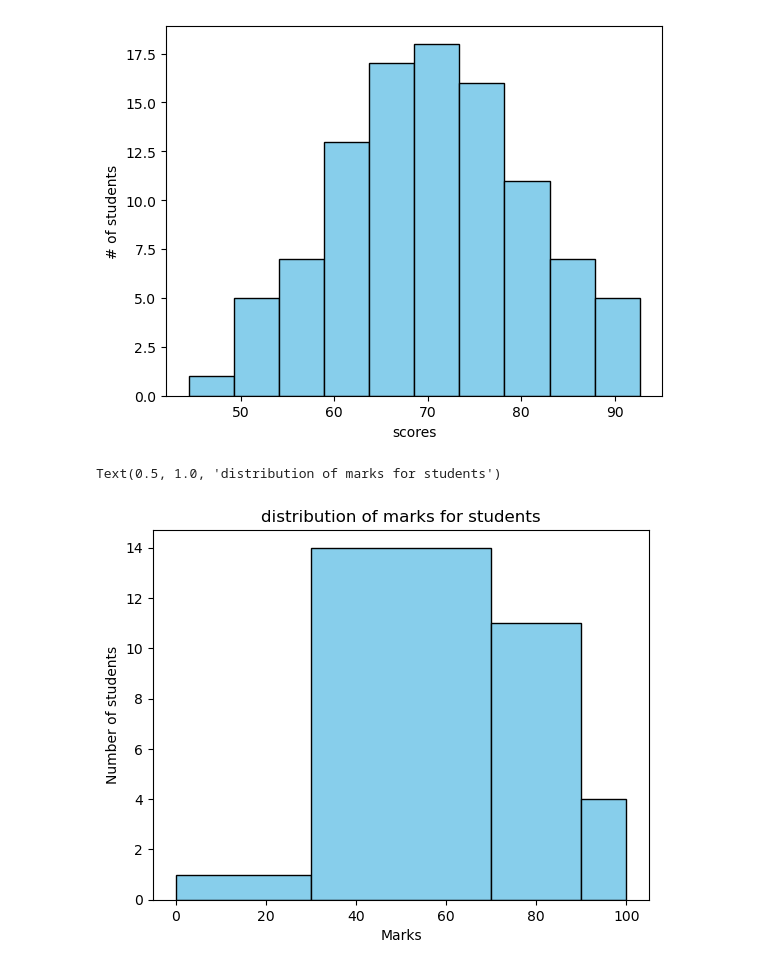
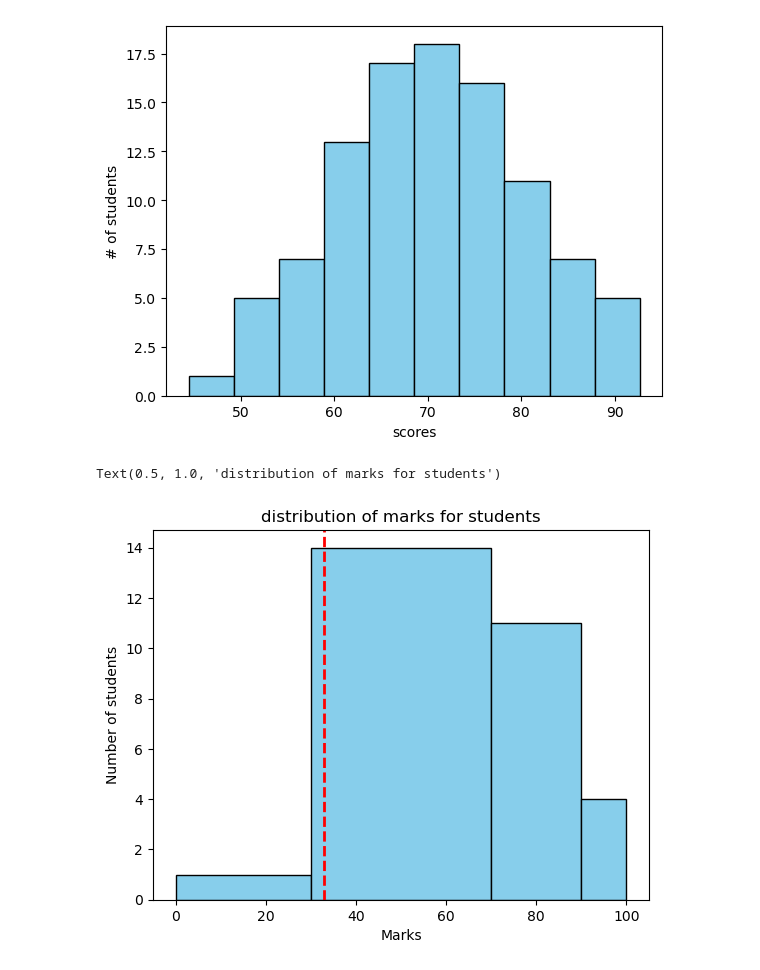
Before and after one commit to OMPRAKASH261/Prime-AI_ML_DS, a Jupyter notebook: DataVisualization/matplotlib_tutorial.ipynb, the cells around one changed output. Cells and saved outputs as stored; diff of their text form; code cells hidden in the pictures.

```diff
--- a/DataVisualization/matplotlib_tutorial.ipynb
+++ b/DataVisualization/matplotlib_tutorial.ipynb
@@ -384,14 +384,22 @@ print(scores)
 # %%
 marks = [
     25, 38, 42, 55, 61, 67, 72, 78, 83, 88,
     91, 95, 47, 53, 59, 64, 69, 74, 79, 85,
     92, 97, 33, 45, 58, 62, 71, 76, 81, 89
 ]
 plt.hist(marks, color="skyblue", edgecolor="black", bins=bins)
 
+plt.axvline(
+    x=33,
+    label="Passing marks (33)",
+    color="red",
+    linewidth="2",
+    linestyle="--"
+)
+
 plt.ylabel("Number of students")
 plt.xlabel("Marks")
 plt.title("distribution of marks for students")
 # %% [output]
 Text(0.5, 1.0, 'distribution of marks for students')
-[figure, old version]
+[figure, new version]
```
Also changed, not shown: parts of 8 cells of this notebook.
